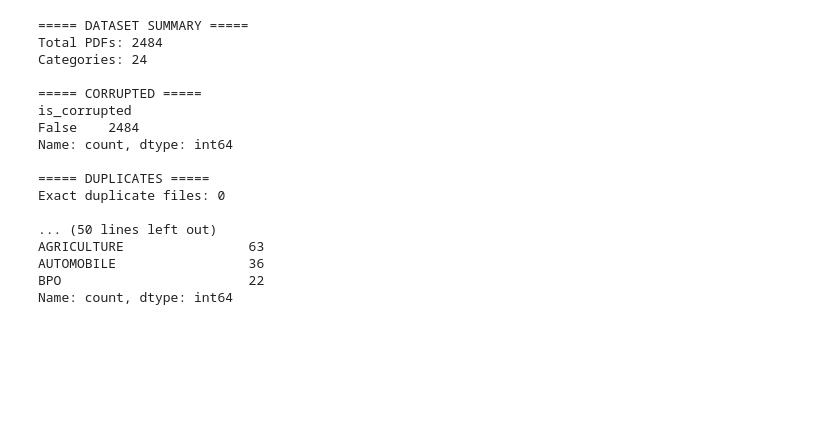
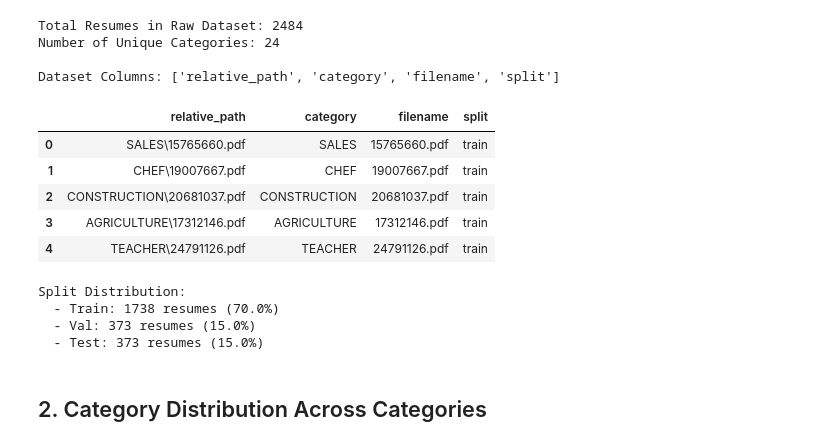
Before and after one commit to BassemRamdan/AI-Resume-Intelligence, a Jupyter notebook: notebooks/01_EDA.ipynb, the cells around one changed output. Cells and saved outputs as stored; diff of their text form; code cells hidden in the pictures; blank space fills up the shorter version.

```diff
--- a/notebooks/01_EDA.ipynb
+++ b/notebooks/01_EDA.ipynb
@@ -186,42 +25,33 @@ Passing `palette` without assigning `hue` is deprecated and will be removed in v
-# %%
-print("===== DATASET SUMMARY =====")
-
-print(f"Total PDFs: {len(df)}")
-print(f"Categories: {df['category'].nunique()}")
-
-print("\n===== CORRUPTED =====")
-print(df["is_corrupted"].value_counts())
-
-print("\n===== DUPLICATES =====")
-print(f"Exact duplicate files: {df['file_hash'].duplicated().sum()}")
-
-print("\n===== TEXT EXTRACTION =====")
-print(f"No text: {(df['word_count'] == 0).sum()}")
-print(f"< 20 words: {(df['word_count'] < 20).sum()}")
-
-print("\n===== PAGES =====")
-print(df["num_pages"].value_counts().sort_index())
-
-print("\n===== WORD COUNT =====")
-print(df["word_count"].describe())
-
-print("\n===== CATEGORY DISTRIBUTION =====")
-print(df["category"].value_counts())
-# %% [output]
-===== DATASET SUMMARY =====
-Total PDFs: 2484
-Categories: 24
-
-===== CORRUPTED =====
-is_corrupted
-False    2484
-Name: count, dtype: int64
-
-===== DUPLICATES =====
-Exact duplicate files: 0
-
-... (50 lines left out)
-AGRICULTURE                63
-AUTOMOBILE                 36
-BPO                        22
-Name: count, dtype: int64
+# %%
+meta_path = '../data/metadata.csv' if os.path.exists('../data/metadata.csv') else 'resume_metadata_split.csv'
+meta_df = pd.read_csv(meta_path)
+
+print(f"Total Resumes in Raw Dataset: {len(meta_df)}")
+print(f"Number of Unique Categories: {meta_df['category'].nunique()}")
+print("\nDataset Columns:", list(meta_df.columns))
+display(meta_df.head(5))
+# %% [output]
+Total Resumes in Raw Dataset: 2484
+Number of Unique Categories: 24
+
+Dataset Columns: ['relative_path', 'category', 'filename', 'split']
+|  | relative_path | category | filename | split |
+| 0 | SALES\15765660.pdf | SALES | 15765660.pdf | train |
+| 1 | CHEF\19007667.pdf | CHEF | 19007667.pdf | train |
+| 2 | CONSTRUCTION\20681037.pdf | CONSTRUCTION | 20681037.pdf | train |
+| 3 | AGRICULTURE\17312146.pdf | AGRICULTURE | 17312146.pdf | train |
+| 4 | TEACHER\24791126.pdf | TEACHER | 24791126.pdf | train |
+# %%
+# Inspect Split Stratification
+split_counts = meta_df['split'].value_counts()
+print("Split Distribution:")
+for split_name, count in split_counts.items():
+    pct = (count / len(meta_df)) * 100
+    print(f"  - {split_name.capitalize()}: {count} resumes ({pct:.1f}%)")
+# %% [output]
+Split Distribution:
+  - Train: 1738 resumes (70.0%)
+  - Val: 373 resumes (15.0%)
+  - Test: 373 resumes (15.0%)
+# %% [markdown]
+## 2. Category Distribution Across Categories
```
Also changed, not shown: parts of 19 cells of this notebook, 50 other files.
